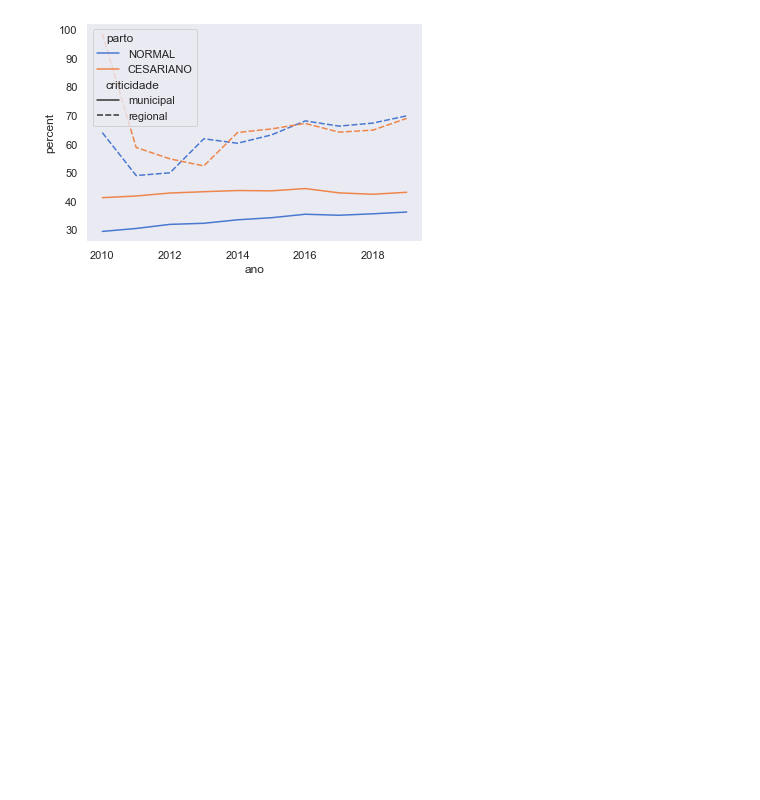
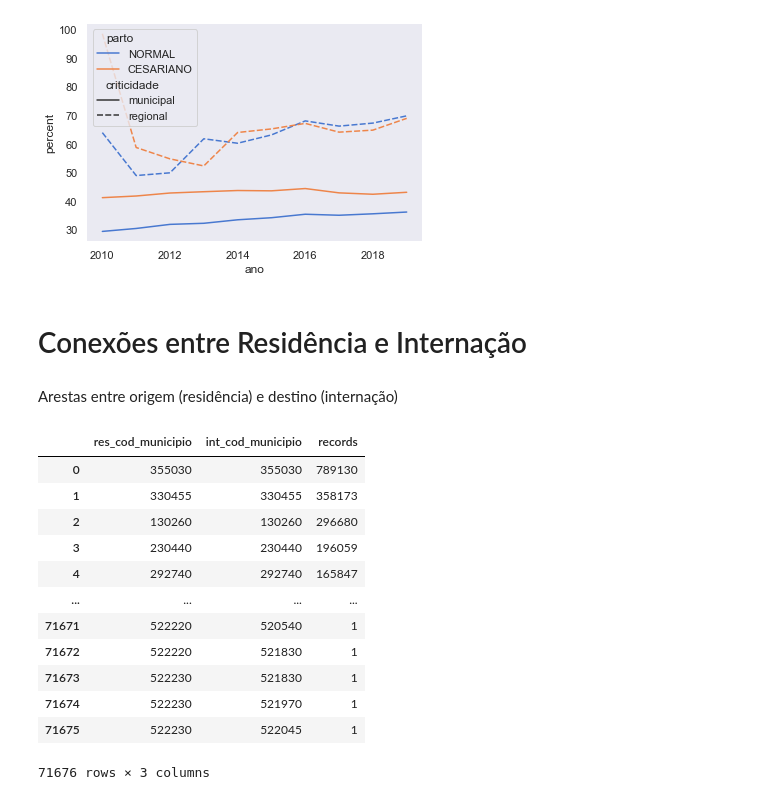
Before and after one commit to lucaslopes/gestantes, a Jupyter notebook: notebook.ipynb, the cells around one changed output. Drawn from its saved outputs; the diff is of its cells as text; code cells hidden in the pictures; blank space fills up the shorter version.

Commit message:
Edges list between municipal code

```diff
--- a/notebook.ipynb
+++ b/notebook.ipynb
@@ -626,3 +626,28 @@ plot_year_percent(df_grupo_1)
 # %% [output]
 <AxesSubplot:xlabel='ano', ylabel='percent'>
 [figure]
+# %% [markdown]
+# Conexões entre Residência e Internação
+# %% [markdown]
+Arestas entre origem (residência) e destino (internação)
+# %%
+path_edges = 'data/consult/edges/municipios_conectados.csv'
+path_edges_q = path_edges.replace('data', 'queries').replace('csv', 'sql')
+# df_edges = pd.read_csv(path_edges)
+df_edges = read_and_run_query(path_edges_q, cnx)
+df_edges.to_csv(path_edges, index=False)
+df_edges
+# %% [output]
+|  | res_cod_municipio | int_cod_municipio | records |
+| 0 | 355030 | 355030 | 789130 |
+| 1 | 330455 | 330455 | 358173 |
+| 2 | 130260 | 130260 | 296680 |
+| 3 | 230440 | 230440 | 196059 |
+| 4 | 292740 | 292740 | 165847 |
+| ... | ... | ... | ... |
+| 71671 | 522220 | 520540 | 1 |
+| 71672 | 522220 | 521830 | 1 |
+| 71673 | 522230 | 521830 | 1 |
+| 71674 | 522230 | 521970 | 1 |
+| 71675 | 522230 | 522045 | 1 |
+71676 rows × 3 columns
```
Also changed, not shown: 2 other files.
